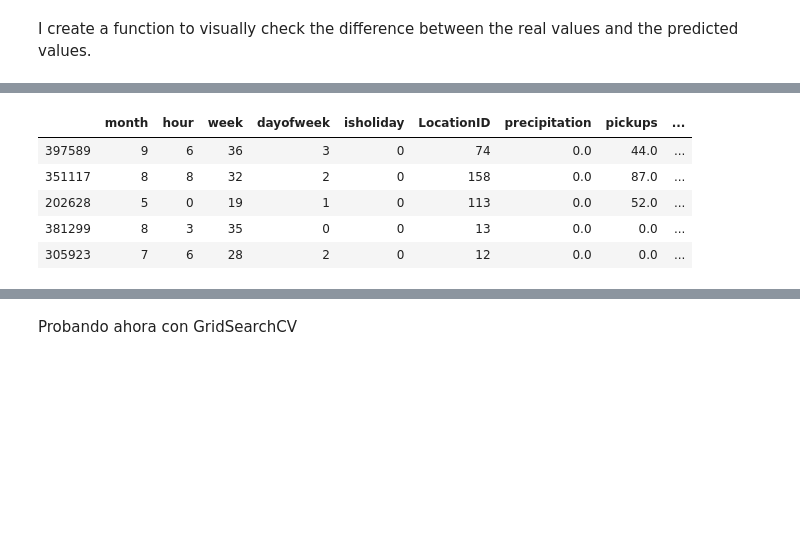
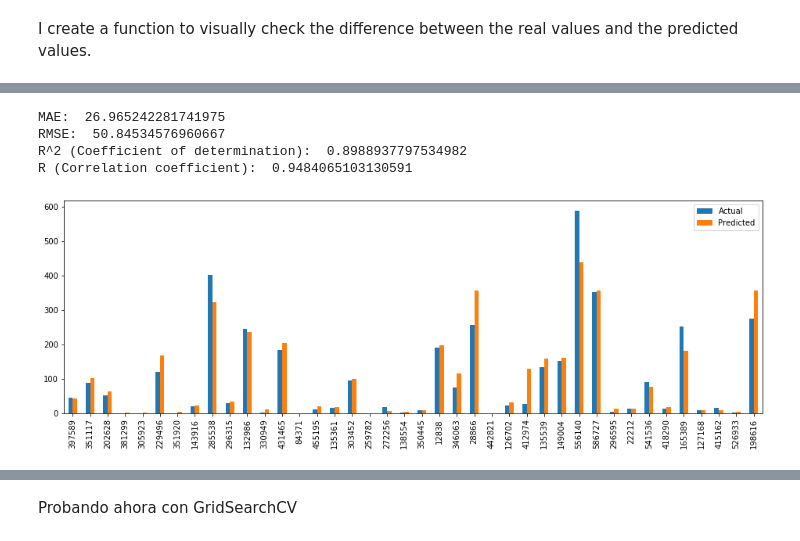
Before and after one commit to angelrps/MasterDataScience_FinalProject, a Jupyter notebook: notebooks/Modelling_01.ipynb, the cells around one changed output, grey strips where cells are left out. Saved outputs shown, nothing was run; the diff lists cells and outputs as text; code cells hidden in the pictures; blank space fills up the shorter version.

```diff
--- a/notebooks/Modelling_01.ipynb
+++ b/notebooks/Modelling_01.ipynb
@@ -310,14 +250,9 @@ correlation:  0.9484065103130591
-# %%
-# Merge X_train with predictions
-
-ttt = X_val.copy()
-ttt['pickups'] = y_val
-ttt['pickups Prediction'] = regk_y_pred
-ttt.head()
-# %% [output]
-|  | month | hour | week | dayofweek | isholiday | LocationID | precipitation | pickups | ... |
-| 397589 | 9 | 6 | 36 | 3 | 0 | 74 | 0.0 | 44.0 | ... |
-| 351117 | 8 | 8 | 32 | 2 | 0 | 158 | 0.0 | 87.0 | ... |
-| 202628 | 5 | 0 | 19 | 1 | 0 | 113 | 0.0 | 52.0 | ... |
-| 381299 | 8 | 3 | 35 | 0 | 0 | 13 | 0.0 | 0.0 | ... |
-| 305923 | 7 | 6 | 28 | 2 | 0 | 12 | 0.0 | 0.0 | ... |
+# %%
+regk_metrics = get_metrics(y_val, regk_y_pred)
+plot_real_vs_pred(y_val, regk_y_pred)
+# %% [output]
+MAE:  26.965242281741975
+RMSE:  50.84534576960667
+R^2 (Coefficient of determination):  0.8988937797534982
+R (Correlation coefficient):  0.9484065103130591
+[figure, added]
```
Also changed, not shown: parts of 28 cells of this notebook.
